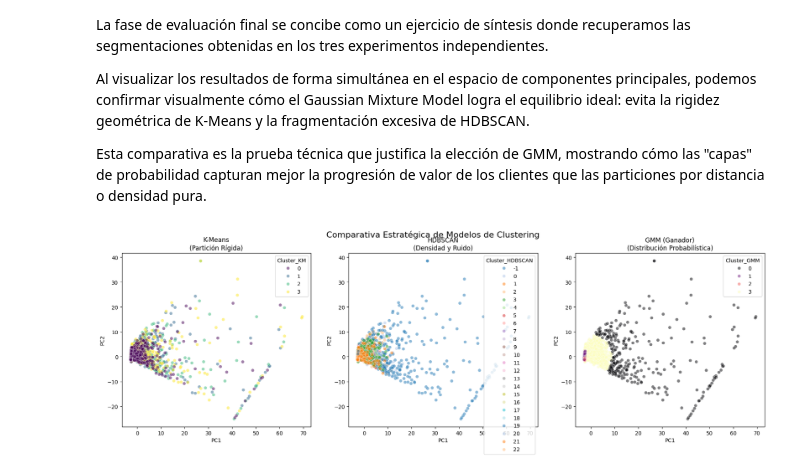
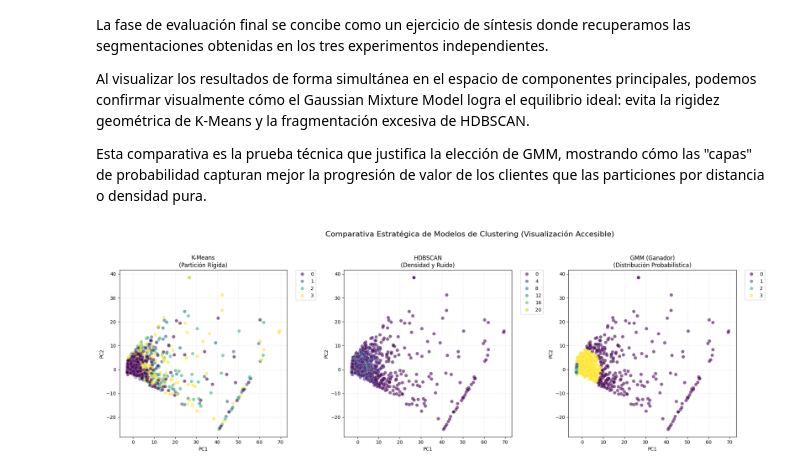
Before and after one commit to ravel01106/proyecto-master-ia-big-data, a Jupyter notebook: notebooks/clustering_proyect/evaluation/final_evaluation.ipynb, the cells around one changed output. Cells and saved outputs as stored; diff of their text form; code cells hidden in the pictures.

Commit message:
refactor: :recycle: Se cambia los colores de las gráficas para una mejor visualización

```diff
--- a/notebooks/clustering_proyect/evaluation/final_evaluation.ipynb
+++ b/notebooks/clustering_proyect/evaluation/final_evaluation.ipynb
@@ -8,33 +8,52 @@ Esta comparativa es la prueba técnica que justifica la elección de GMM, mostra
 # %%
 # 8.1. Carga de resultados para comparación
 import pandas as pd
 import matplotlib.pyplot as plt
 import seaborn as sns
 
 # [INFO] Cargamos los archivos generados en cada notebook
 base_dir = '../../..'
 df_km = pd.read_csv(f'{base_dir}/data/processed/data_kmeans_results.csv')
 df_hd = pd.read_csv(f'{base_dir}/data/processed/data_hdbscan_results.csv')
 df_gmm = pd.read_csv(f'{base_dir}/data/processed/data_clustering_gmm_final.csv')
 
 # [INFO] Unificamos etiquetas en un solo DataFrame para facilitar el plot
 df_eval = df_km[['PC1', 'PC2', 'Cluster_KM']].copy()
 df_eval['Cluster_HDBSCAN'] = df_hd['Cluster_HDBSCAN_v2']
 df_eval['Cluster_GMM'] = df_gmm['Cluster_GMM']
 
 # 8.2. Generación del Panel Comparativo
-fig, axes = plt.subplots(1, 3, figsize=(22, 6))
+fig, axes = plt.subplots(1, 3, figsize=(22, 7))
 
-sns.scatterplot(data=df_eval, x='PC1', y='PC2', hue='Cluster_KM', palette='viridis', ax=axes[0], alpha=0.5)
+# [INFO] Configuración común para mejorar la visibilidad
+plot_params = {
+    'palette': 'viridis',
+    'alpha': 0.6,
+    's': 50,
+    'edgecolor': 'w',
+    'linewidth': 0.3
+}
+
+# [INFO] Subplot K-Means
+sns.scatterplot(data=df_eval, x='PC1', y='PC2', hue='Cluster_KM', ax=axes[0], **plot_params)
 axes[0].set_title('K-Means\n(Partición Rígida)')
 
-sns.scatterplot(data=df_eval, x='PC1', y='PC2', hue='Cluster_HDBSCAN', palette='tab20', ax=axes[1], alpha=0.5)
+# [INFO] Subplot HDBSCAN
+# Al usar viridis aquí, los 23 clústeres se distinguen por brillo/luminosidad
+sns.scatterplot(data=df_eval, x='PC1', y='PC2', hue='Cluster_HDBSCAN', ax=axes[1], **plot_params)
 axes[1].set_title('HDBSCAN\n(Densidad y Ruido)')
 
-sns.scatterplot(data=df_eval, x='PC1', y='PC2', hue='Cluster_GMM', palette='magma', ax=axes[2], alpha=0.5)
+# [INFO] Subplot GMM
+sns.scatterplot(data=df_eval, x='PC1', y='PC2', hue='Cluster_GMM', ax=axes[2], **plot_params)
 axes[2].set_title('GMM (Ganador)\n(Distribución Probabilística)')
 
-plt.suptitle('Comparativa Estratégica de Modelos de Clustering', fontsize=16)
+# [INFO] Ajustes estéticos finales
+plt.suptitle('Comparativa Estratégica de Modelos de Clustering (Visualización Accesible)', fontsize=16)
+for ax in axes:
+    ax.grid(True, linestyle=':', alpha=0.4)
+    ax.legend(bbox_to_anchor=(1.05, 1), loc='upper left', borderaxespad=0.)
+
+plt.tight_layout(rect=[0, 0.03, 0.9, 0.95])
 plt.show()
 # %% [output]
-[figure, old version]
+[figure, new version]
```
Also changed, not shown: 2 other files.
